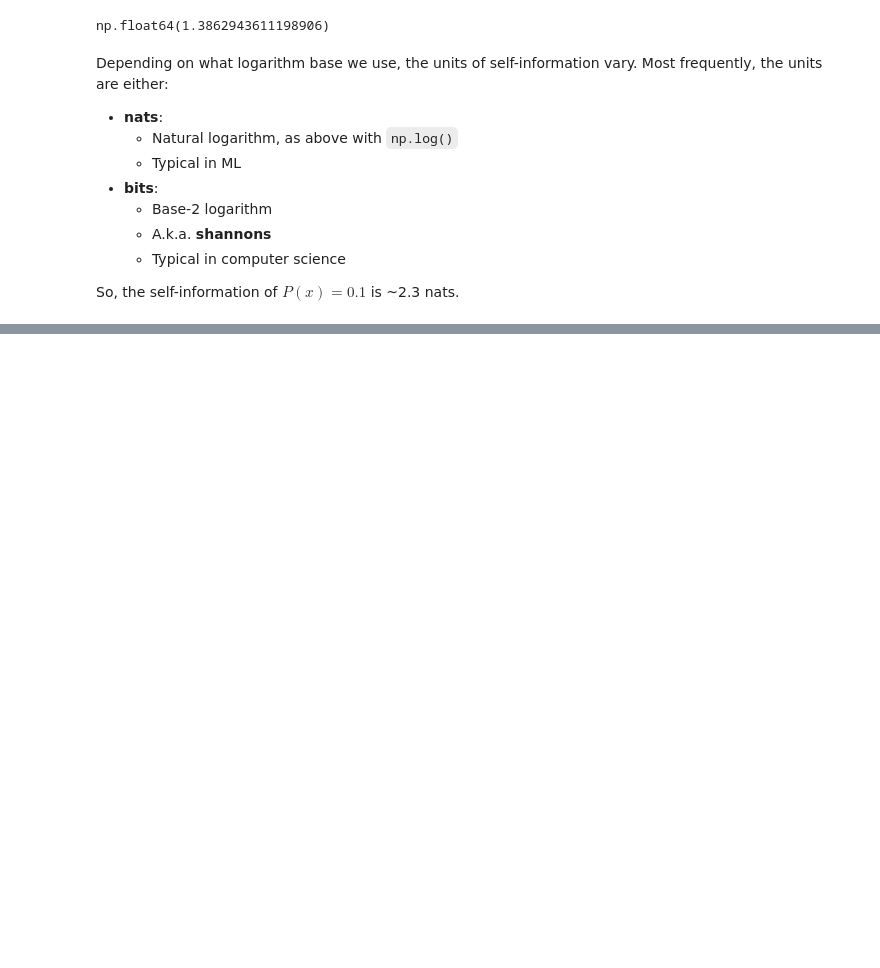
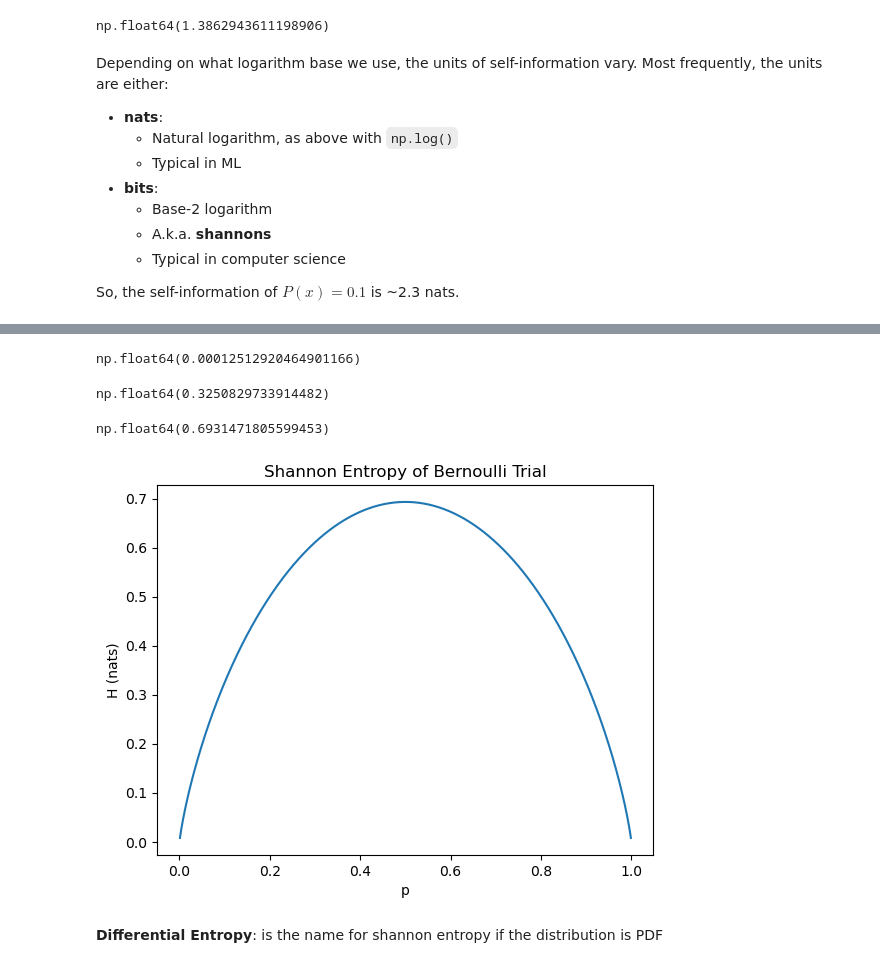
Before and after one commit to sjagadee/math_for_ai_ml, a Jupyter notebook: 5-probalility/7-information_theory.ipynb, the cells around one changed output, grey strips where cells are left out. Saved outputs shown, nothing was run; the diff lists cells and outputs as text; code cells hidden in the pictures; blank space fills up the shorter version.

```diff
--- a/5-probalility/7-information_theory.ipynb
+++ b/5-probalility/7-information_theory.ipynb
@@ -49,0 +68,3 @@ So, the self-information of $P(x) = 0.1$ is ~2.3 nats.
+# %%
+def binary_entropy(my_p):
+    return (my_p - 1) * np.log(1 - my_p) - my_p * np.log(my_p)
@@ -49,0 +77,28 @@ So, the self-information of $P(x) = 0.1$ is ~2.3 nats.
+# %%
+binary_entropy(0.99999)
+# %% [output]
+np.float64(0.00012512920464901166)
+# %%
+binary_entropy(0.9)
+# %% [output]
+np.float64(0.3250829733914482)
+# %%
+binary_entropy(0.5)
+# %% [output]
+np.float64(0.6931471805599453)
+# %%
+# let us get whole bunch of probabilities
+
+p = np.linspace(0.001, 0.999, 1000)  # 1000 points between 0.001 and 0.999
+# %%
+H = binary_entropy(p)
+# %%
+fig, ax = plt.subplots()
+plt.title("Shannon Entropy of Bernoulli Trial")
+plt.xlabel("p")
+plt.ylabel("H (nats)")
+_ = ax.plot(p, H)
+# %% [output]
+[figure, added]
+# %% [markdown]
+**Differential Entropy**: is the name for shannon entropy if the distribution is PDF
```
Also changed, not shown: parts of 11 cells of this notebook.
